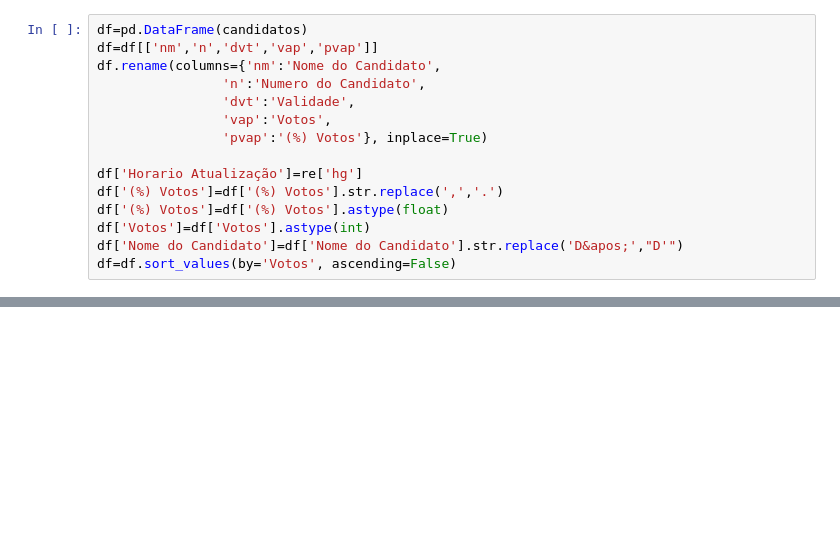
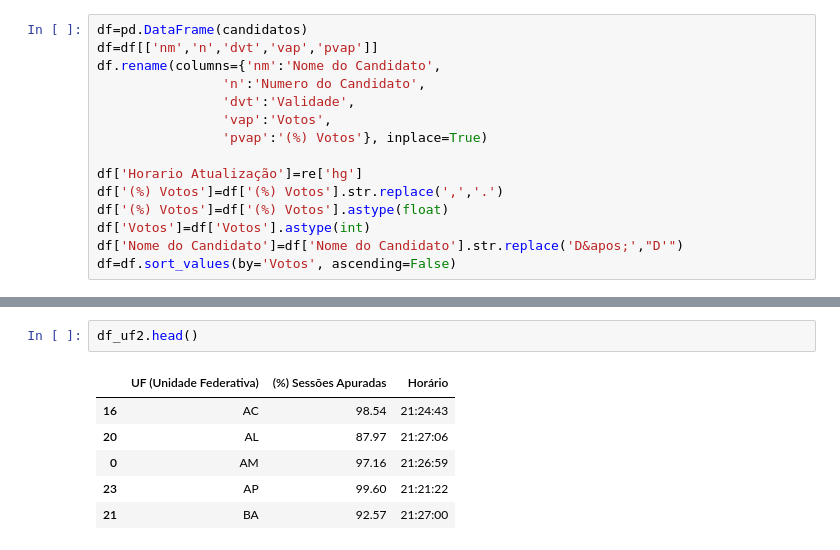
Before and after one commit to juancostaa/Apruacao-eleicoes-2022-BRASIL, a Jupyter notebook: apruração-de-resultados.ipynb, the cells around one changed output, grey strips where cells are left out. Cells and saved outputs as stored; diff of their text form; blank space fills up the shorter version.

```diff
--- a/apruração-de-resultados.ipynb
+++ b/apruração-de-resultados.ipynb
@@ -77,0 +96,9 @@ Percentual de sessões apuradas: 1.8955%
+# %%
+df_uf2.head()
+# %% [output]
+|  | UF (Unidade Federativa) | (%) Sessões Apuradas | Horário |
+| 16 | AC | 98.54 | 21:24:43 |
+| 20 | AL | 87.97 | 21:27:06 |
+| 0 | AM | 97.16 | 21:26:59 |
+| 23 | AP | 99.60 | 21:21:22 |
+| 21 | BA | 92.57 | 21:27:00 |
```
Also changed, not shown: parts of 7 cells of this notebook.
